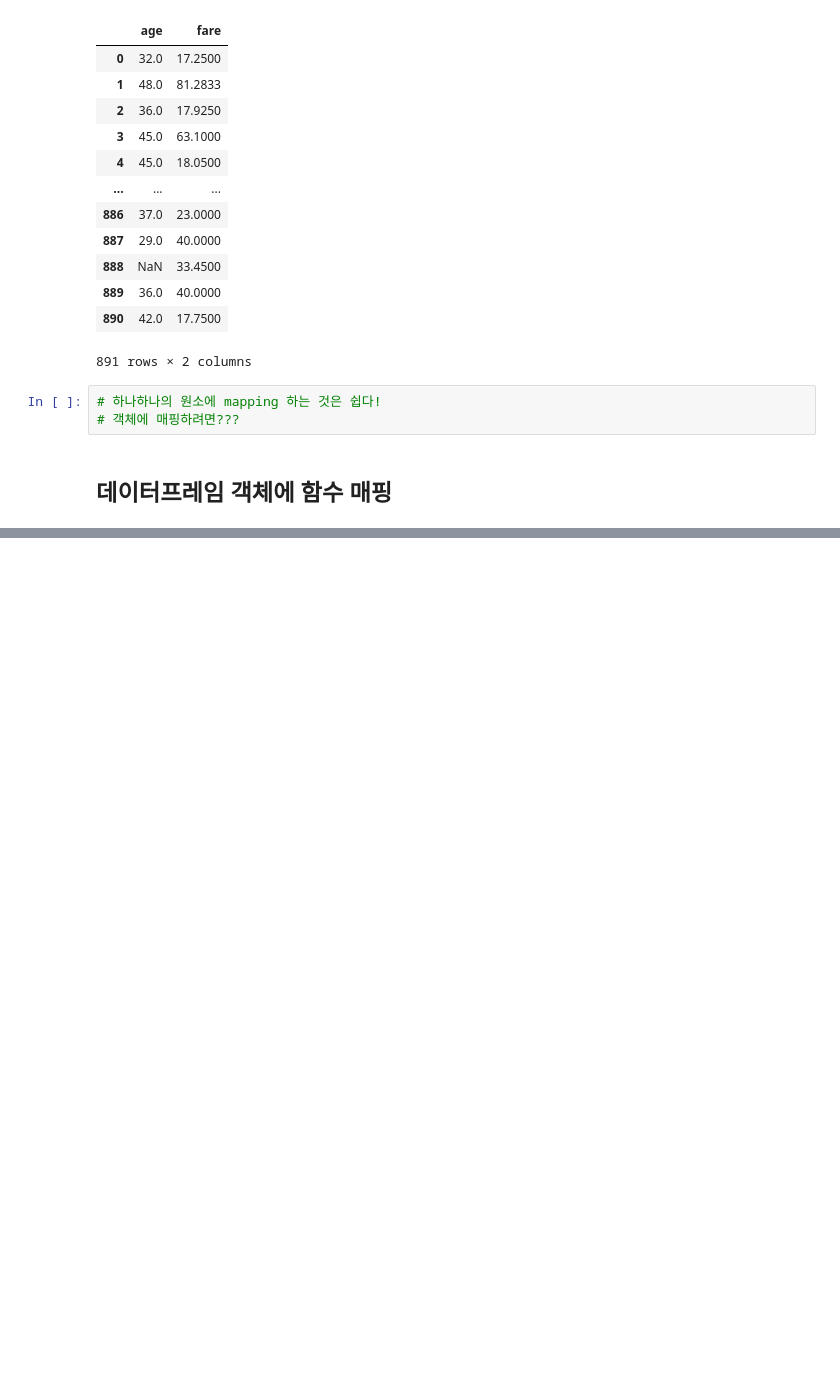
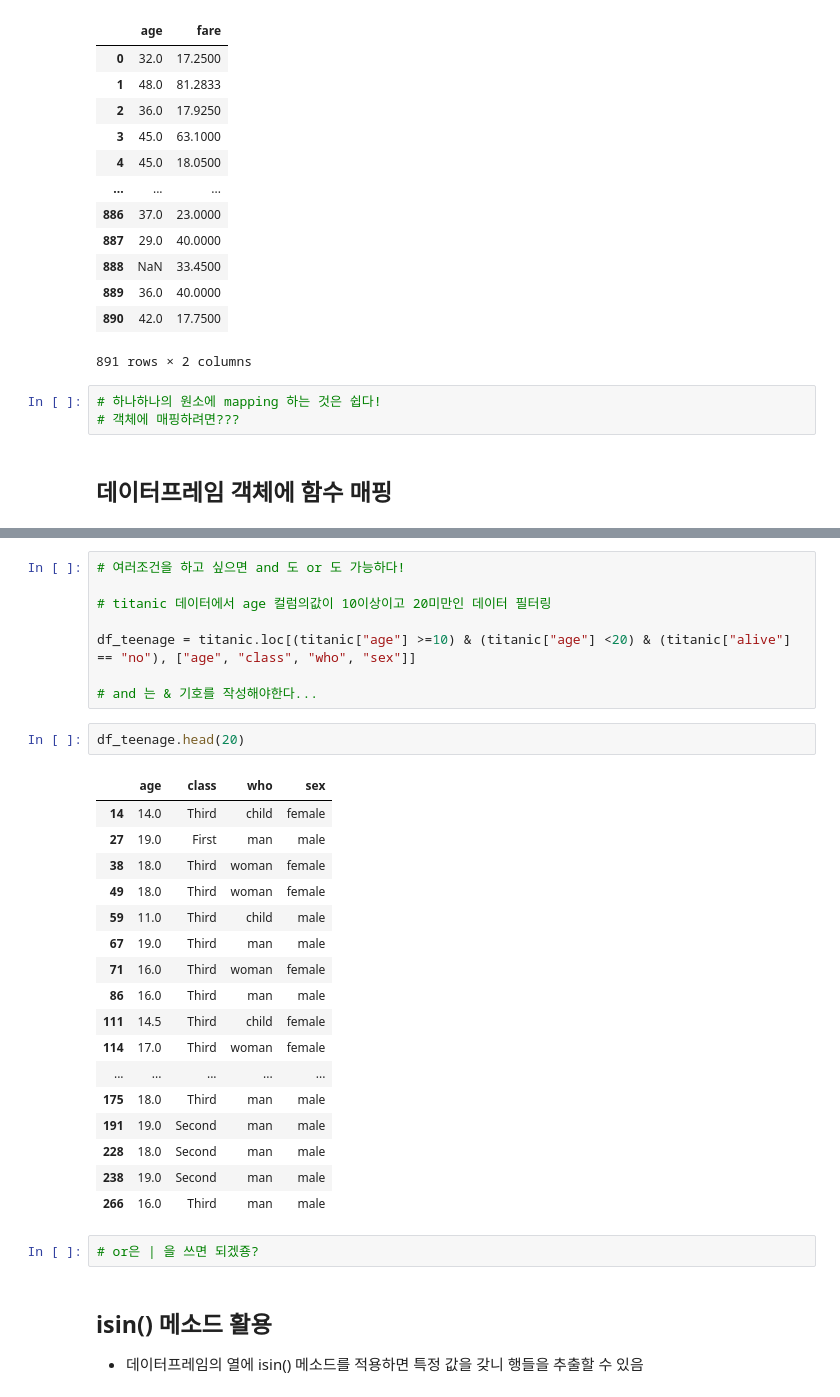
Before and after one commit to bidulgirin/pandas_practice, a Jupyter notebook: 5. 데이터프레임응용.ipynb, the cells around one changed output, grey strips where cells are left out. Drawn from its saved outputs; the diff is of its cells as text; blank space fills up the shorter version.

```diff
--- a/5. 데이터프레임응용.ipynb
+++ b/5. 데이터프레임응용.ipynb
@@ -118,0 +401,34 @@ Length: 891, dtype: float64
+# %%
+# 여러조건을 하고 싶으면 and 도 or 도 가능하다!
+
+# titanic 데이터에서 age 컬럼의값이 10이상이고 20미만인 데이터 필터링
+
+df_teenage = titanic.loc[(titanic["age"] >=10) & (titanic["age"] <20) & (titanic["alive"] == "no"), ["age", "class", "who", "sex"]]
+
+# and 는 & 기호를 작성해야한다...
+# %%
+df_teenage.head(20)
+# %% [output]
+|  | age | class | who | sex |
+| 14 | 14.0 | Third | child | female |
+| 27 | 19.0 | First | man | male |
+| 38 | 18.0 | Third | woman | female |
+| 49 | 18.0 | Third | woman | female |
+| 59 | 11.0 | Third | child | male |
+| 67 | 19.0 | Third | man | male |
+| 71 | 16.0 | Third | woman | female |
+| 86 | 16.0 | Third | man | male |
+| 111 | 14.5 | Third | child | female |
+| 114 | 17.0 | Third | woman | female |
+| ... | ... | ... | ... | ... |
+| 175 | 18.0 | Third | man | male |
+| 191 | 19.0 | Second | man | male |
+| 228 | 18.0 | Second | man | male |
+| 238 | 19.0 | Second | man | male |
+| 266 | 16.0 | Third | man | male |
+# %%
+# or은 | 을 쓰면 되겠죵?
+# %% [markdown]
+## isin() 메소드 활용
+
+- 데이터프레임의 열에 isin() 메소드를 적용하면 특정 값을 갖니 행들을 추출할 수 있음
```
Also changed, not shown: parts of 32 cells of this notebook, 1 other file.
